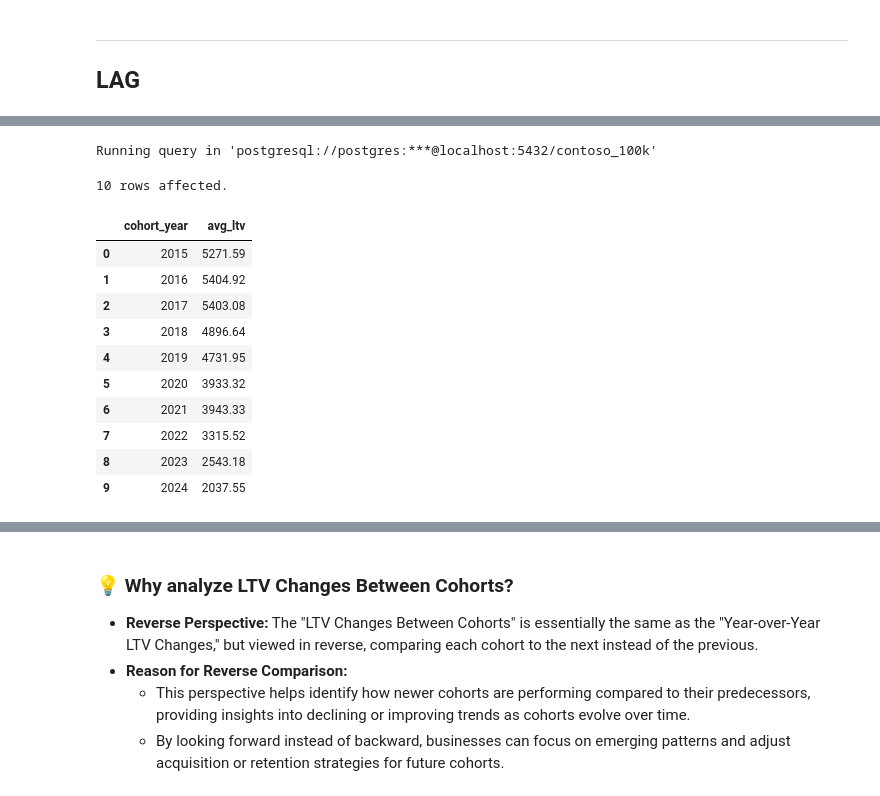
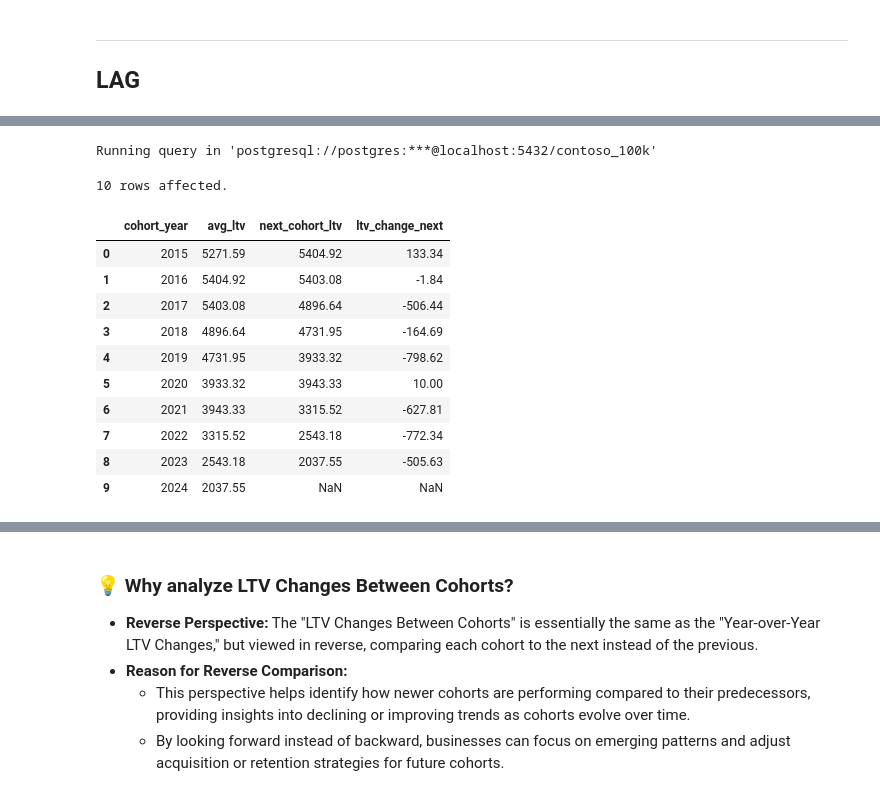
Before and after one commit to mgamzec/SQL_Data_Analytics_Project, a Jupyter notebook: 3_Windows_Functions/4_Lag_Lead.ipynb, the cells around one changed output, grey strips where cells are left out. Cells and saved outputs as stored; diff of their text form; code cells hidden in the pictures.

```diff
--- a/3_Windows_Functions/4_Lag_Lead.ipynb
+++ b/3_Windows_Functions/4_Lag_Lead.ipynb
@@ -597,41 +506,42 @@ Running query in 'postgresql://postgres:***@localhost:5432/contoso_100k'
 # %%
 %%sql
 
 WITH cohort_analysis AS (
     SELECT
         EXTRACT(YEAR FROM MIN(orderdate)) AS cohort_year,
         customerkey,
         SUM(quantity * netprice * exchangerate) AS total_net_revenue
     FROM sales
     GROUP BY
         customerkey
 ),
 
 cohort_totals AS (
     SELECT
         cohort_year,
         SUM(total_net_revenue) / COUNT(DISTINCT customerkey) AS avg_ltv
     FROM cohort_analysis
     GROUP BY
         cohort_year
 )
 
--- Removed first_cohort_ltv and ltv_change_first columns
 SELECT
     cohort_year,
-    avg_ltv
-FROM cohort_totals
+    avg_ltv,
+    LEAD(avg_ltv) OVER (ORDER BY cohort_year) AS next_cohort_ltv,
+    LEAD(avg_ltv) OVER (ORDER BY cohort_year) - avg_ltv AS ltv_change_next -- Added
+FROM cohort_totals;
 # %% [output]
 Running query in 'postgresql://postgres:***@localhost:5432/contoso_100k'
 10 rows affected.
-|  | cohort_year | avg_ltv |
-| 0 | 2015 | 5271.59 |
-| 1 | 2016 | 5404.92 |
-| 2 | 2017 | 5403.08 |
-| 3 | 2018 | 4896.64 |
-| 4 | 2019 | 4731.95 |
-| 5 | 2020 | 3933.32 |
-| 6 | 2021 | 3943.33 |
-| 7 | 2022 | 3315.52 |
-| 8 | 2023 | 2543.18 |
-| 9 | 2024 | 2037.55 |
+|  | cohort_year | avg_ltv | next_cohort_ltv | ltv_change_next |
+| 0 | 2015 | 5271.59 | 5404.92 | 133.34 |
+| 1 | 2016 | 5404.92 | 5403.08 | -1.84 |
+| 2 | 2017 | 5403.08 | 4896.64 | -506.44 |
+| 3 | 2018 | 4896.64 | 4731.95 | -164.69 |
+| 4 | 2019 | 4731.95 | 3933.32 | -798.62 |
+| 5 | 2020 | 3933.32 | 3943.33 | 10.00 |
+| 6 | 2021 | 3943.33 | 3315.52 | -627.81 |
+| 7 | 2022 | 3315.52 | 2543.18 | -772.34 |
+| 8 | 2023 | 2543.18 | 2037.55 | -505.63 |
+| 9 | 2024 | 2037.55 | NaN | NaN |
```
Also changed, not shown: parts of 43 cells of this notebook, 8 other files.
